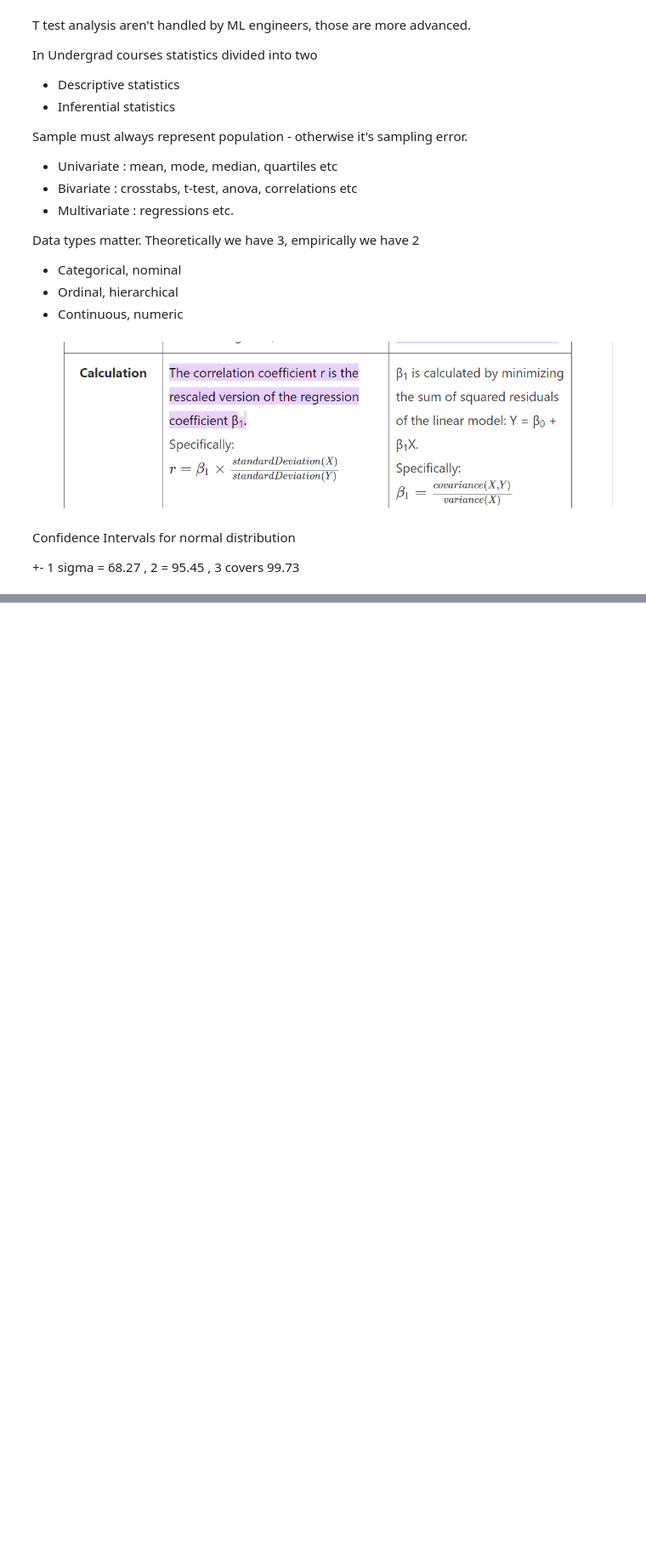
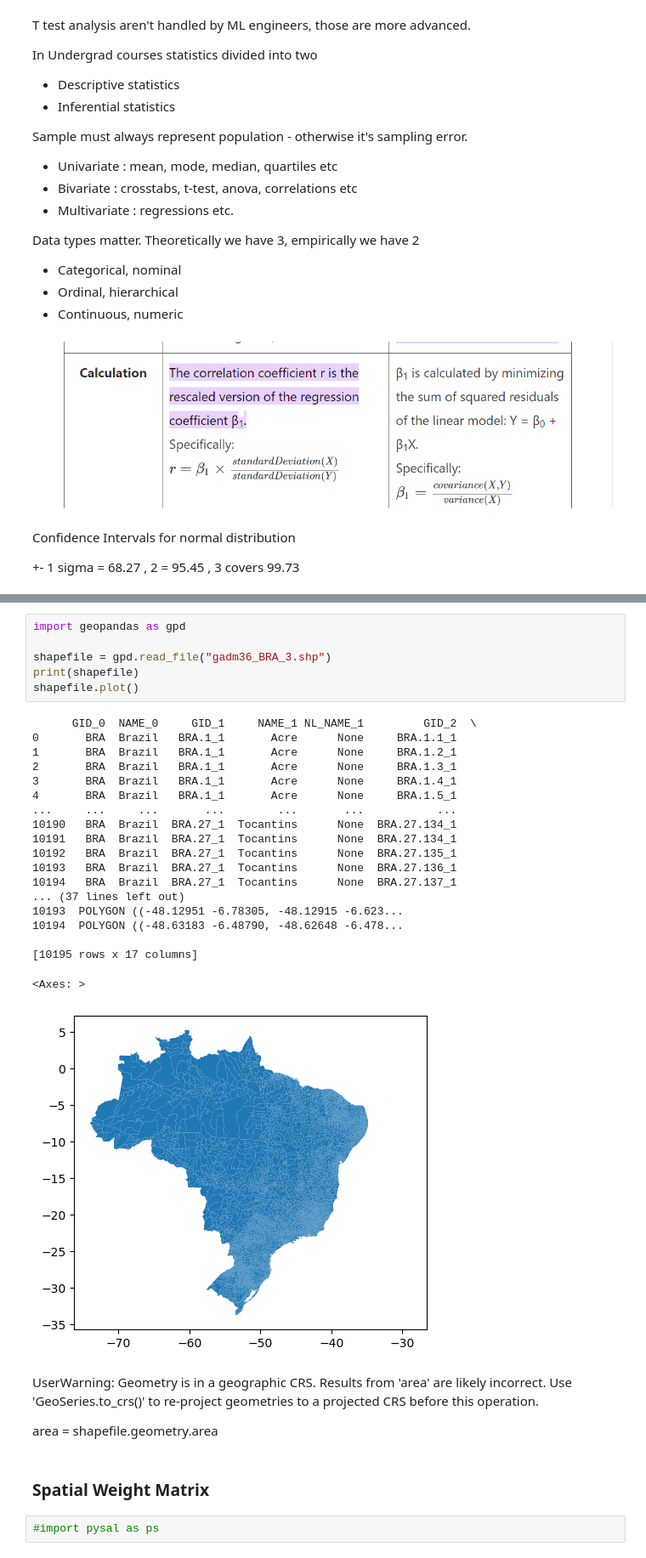
Before and after one commit to orhanakpinar/python.exercises, a Jupyter notebook: PythonForCSS/advancedDataAnalysisWithPython.ipynb, the cells around one changed output, grey strips where cells are left out. Shown at 85% size. Saved outputs shown, nothing was run; the diff lists cells and outputs as text; blank space fills up the shorter version.

Commit message:
GeoPandas & Spatial Analysis & Web Scraping
Assignment 2 Web Scraping, Lesson 08 Geopandas and Spatial Analysis

```diff
--- a/PythonForCSS/advancedDataAnalysisWithPython.ipynb
+++ b/PythonForCSS/advancedDataAnalysisWithPython.ipynb
@@ -1560,0 +1618,34 @@ Spatial and temporal autocorrelations
+# %%
+import geopandas as gpd
+
+shapefile = gpd.read_file("gadm36_BRA_3.shp")
+print(shapefile)
+shapefile.plot()
+# %% [output]
+      GID_0  NAME_0     GID_1     NAME_1 NL_NAME_1         GID_2  \
+0       BRA  Brazil   BRA.1_1       Acre      None     BRA.1.1_1
+1       BRA  Brazil   BRA.1_1       Acre      None     BRA.1.2_1
+2       BRA  Brazil   BRA.1_1       Acre      None     BRA.1.3_1
+3       BRA  Brazil   BRA.1_1       Acre      None     BRA.1.4_1
+4       BRA  Brazil   BRA.1_1       Acre      None     BRA.1.5_1
+...     ...     ...       ...        ...       ...           ...
+10190   BRA  Brazil  BRA.27_1  Tocantins      None  BRA.27.134_1
+10191   BRA  Brazil  BRA.27_1  Tocantins      None  BRA.27.134_1
+10192   BRA  Brazil  BRA.27_1  Tocantins      None  BRA.27.135_1
+10193   BRA  Brazil  BRA.27_1  Tocantins      None  BRA.27.136_1
+10194   BRA  Brazil  BRA.27_1  Tocantins      None  BRA.27.137_1
+... (37 lines left out)
+10193  POLYGON ((-48.12951 -6.78305, -48.12915 -6.623...
+10194  POLYGON ((-48.63183 -6.48790, -48.62648 -6.478...
+
+[10195 rows x 17 columns]
+<Axes: >
+[figure, added]
+# %% [markdown]
+UserWarning: Geometry is in a geographic CRS. Results from 'area' are likely incorrect. Use 'GeoSeries.to_crs()' to re-project geometries to a projected CRS before this operation.
+
+  area = shapefile.geometry.area
+# %% [markdown]
+### Spatial Weight Matrix
+# %%
+#import pysal as ps
```
Also changed, not shown: parts of 22 cells of this notebook, 7 other files.
